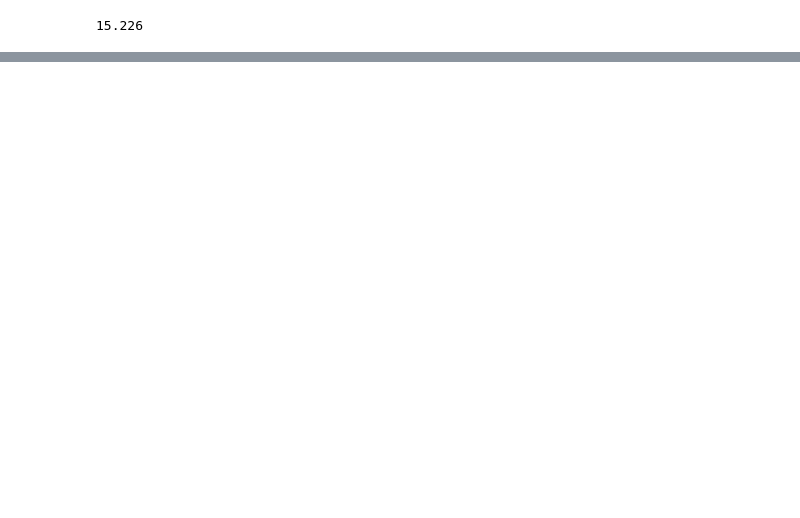
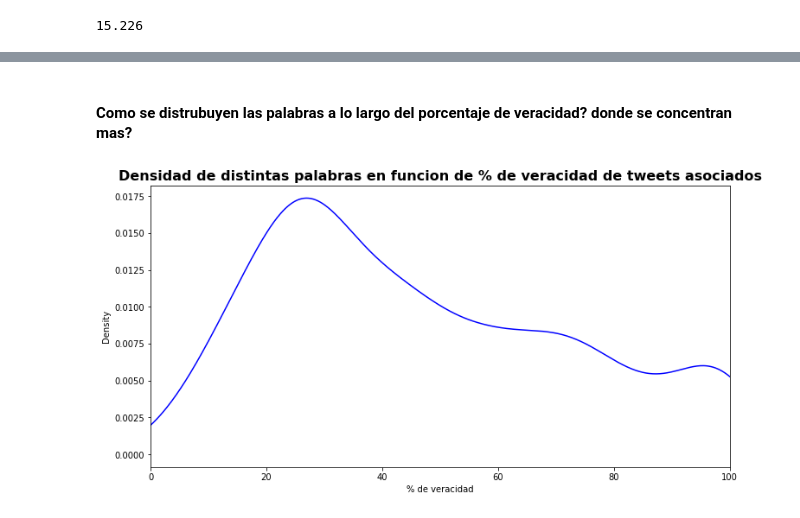
Before and after one commit to RiedelNicolas/TP1-Organizacion-de-Datos, a Jupyter notebook: Nico.ipynb, the cells around one changed output, grey strips where cells are left out. Saved outputs shown, nothing was run; the diff lists cells and outputs as text; code cells hidden in the pictures; blank space fills up the shorter version.

```diff
--- a/Nico.ipynb
+++ b/Nico.ipynb
@@ -210,0 +254,2 @@ agrupadas.sample(3)
+# %%
+agrupadas['apariciones_falaces'] = (agrupadas['apariciones_totales'] - agrupadas['apariciones_veraces'])
@@ -216,4 +283,4 @@ minimo_de_ocurrencias
 # %% [output]
 15.226
 # %%
-agrupadas = agrupadas.loc[agrupadas[('target_tweet','count')]>minimo_de_ocurrencias,:]
+agrupadas = agrupadas.loc[agrupadas[('apariciones_totales')]>minimo_de_ocurrencias,:]
@@ -233,0 +303,2 @@ level 1 =
+# %%
+agrupadas.sort_values(by=['porcentaje_veraces', 'apariciones_totales'], ascending=[False, False], inplace = True)
@@ -233,0 +317,3 @@ level 1 =
+# %%
+agrupadas = agrupadas[['apariciones_veraces', 'apariciones_falaces', 'apariciones_totales', 'porcentaje_veraces']]
+agrupadas.head()
@@ -233,0 +328,11 @@ level 1 =
+# %% [markdown]
+#### Como se distrubuyen las palabras a lo largo del porcentaje de veracidad? donde se concentran mas?
+# %%
+fig=plt.figure()
+ax = fig.add_subplot(111)
+plt.xlim(0,100)
+plt.title('Densidad de distintas palabras en funcion de % de veracidad de tweets asociados',fontsize=16,fontweight='bold')
+ax.set_xlabel('% de veracidad')
+agrupadas['porcentaje_veraces'].plot.kde(color='blue', figsize=(12, 6));
+# %% [output]
+[figure, added]
```
Also changed, not shown: parts of 26 cells of this notebook.
